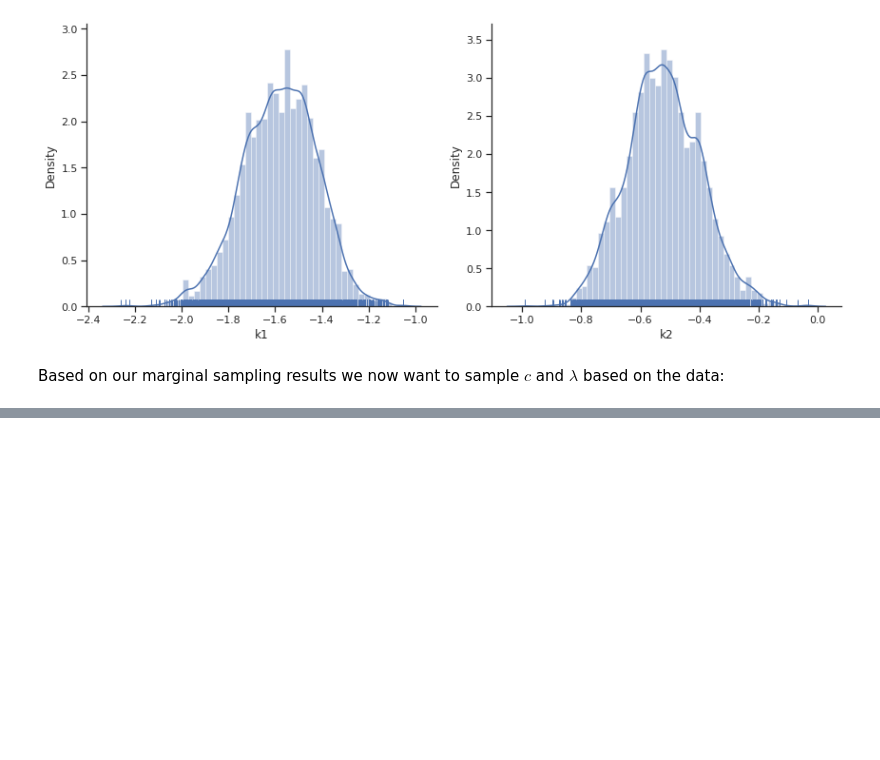
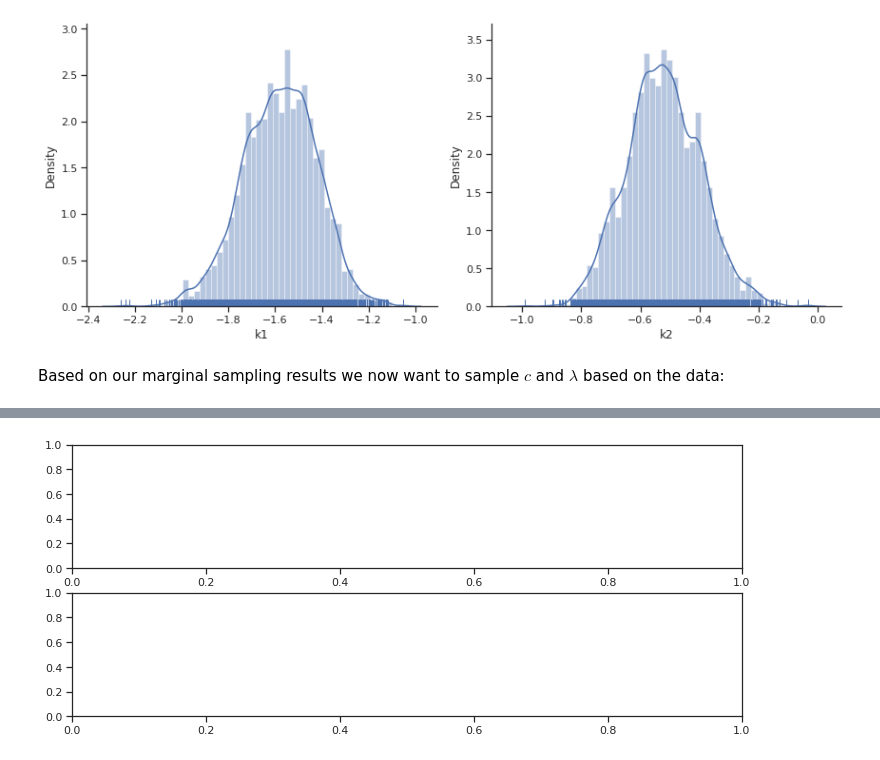
Before and after one commit to feddersmichael/Bachelor-Thesis-Marginal-Sampling, a Jupyter notebook: Sampling/Gaussian_noise/Conversion_Reaction_model/Gaussian_noise-Conversion_Reaction-Marginal_parameter.ipynb, the cells around one changed output, grey strips where cells are left out. Cells and saved outputs as stored; diff of their text form; code cells hidden in the pictures; blank space fills up the shorter version.

```diff
--- a/Sampling/Gaussian_noise/Conversion_Reaction_model/Gaussian_noise-Conversion_Reaction-Marginal_parameter.ipynb
+++ b/Sampling/Gaussian_noise/Conversion_Reaction_model/Gaussian_noise-Conversion_Reaction-Marginal_parameter.ipynb
@@ -143,33 +153,35 @@ Based on our marginal sampling results we now want to sample $c$ and $\lambda$ b
 # %%
 tvec = np.asarray(petab_problem.measurement_df.time)
 N = len(tvec)
 data_model = np.asarray(petab_problem.measurement_df.measurement)
 fig, axs = plt.subplots(nrows=2, figsize=(12, 5))
 
 def Constant(x):
     _simulation = simulate_model(np.exp(x), tvec)
     simulation = np.asarray(_simulation)
 
     res = data_model - simulation
 
     summand_1 = (np.sum(res**2) + kappa * mu **2 + 2 * beta)/2
     summand_2 = (1 / (2 * (N + kappa))) * (np.sum(res) + kappa * mu)**2
 
     return summand_1 - summand_2
 
 
 Generator = np.random.default_rng()
 results = pypesto.Result(marginal_sampling())
 
 
-with open(d + '\\Results_CR_MP\\merged_data_CR_MP.pickle', 'rb') as infile:
+with open(d + '/Results/result_CR_MP_0.pickle', 'rb') as infile:
     results.sample_result = pickle.load(infile)[0]
 
 precision_list = np.zeros(np.shape(results.sample_result.trace_x)[1])
 
 for index, data in enumerate(results.sample_result.trace_x[0, :, :]):
     shape = alpha + N/2
     scale = 1/Constant(data)
     precision_list[index] = Generator.gamma(shape, scale)
+# %% [output]
+[figure, added]
 # %%
 axs[0] = sns.distplot(precision_list, rug=True, axlabel='precision')
```
Also changed, not shown: parts of 5 cells of this notebook, 2 other files.
